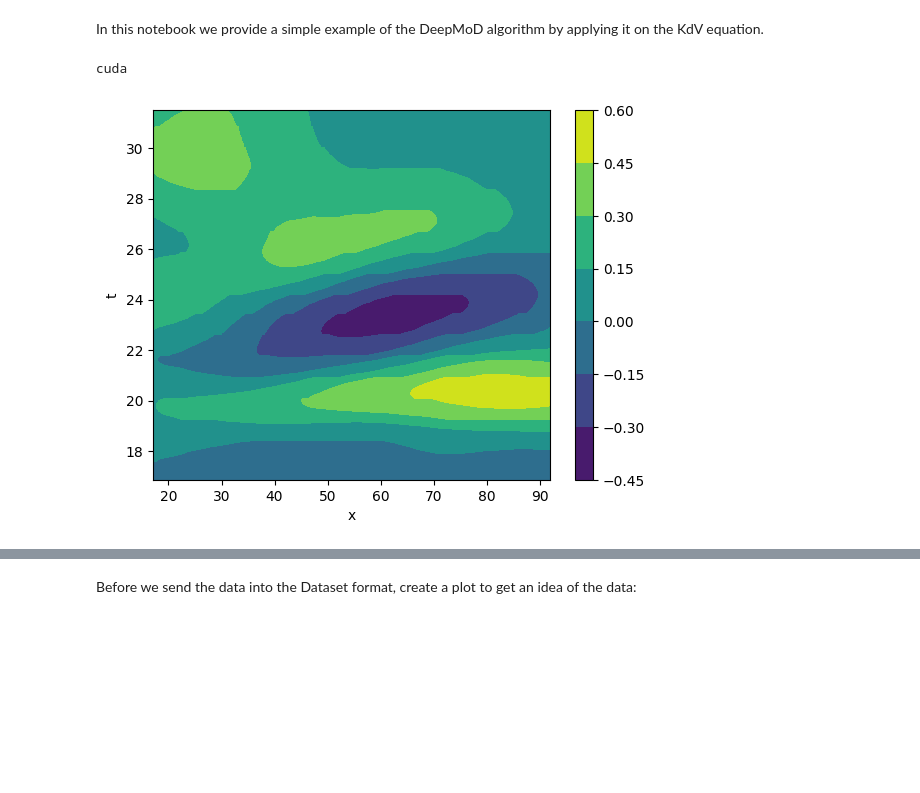
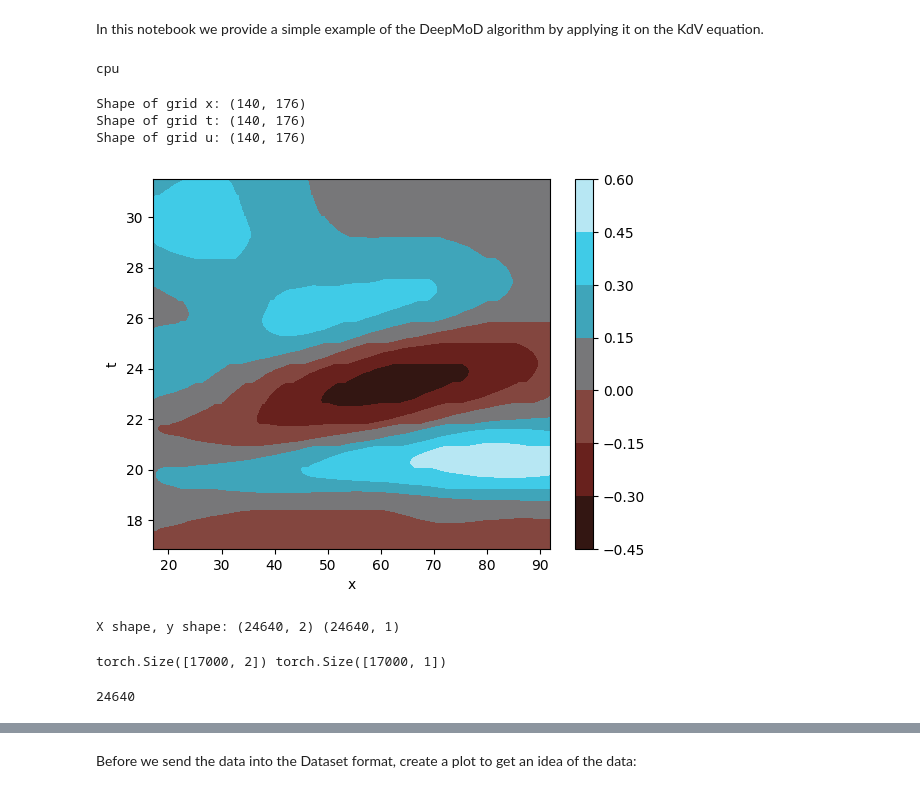
Before and after one commit to Raman-Sheshka/DeePyMoD, a Jupyter notebook: examples/PDE_WT-Copy2.ipynb, the cells around one changed output, grey strips where cells are left out. Drawn from its saved outputs; the diff is of its cells as text; code cells hidden in the pictures; blank space fills up the shorter version.

```diff
--- a/examples/PDE_WT-Copy2.ipynb
+++ b/examples/PDE_WT-Copy2.ipynb
@@ -7,6 +7,9 @@ In this notebook we provide a simple example of the DeepMoD algorithm by applyin
 import numpy as np
 import torch
 import matplotlib.pylab as plt
+import colorcet as cc
+import pandas as pd
+from iteration_utilities import deepflatten
 
 # DeepMoD functions
 
@@ -31,24 +34,69 @@ else:
     device = "cpu"
 print(device)
 #device = "cpu"
+
+def write_model_expression(model_estimator_coeffs, poly_order=2, diff_order=3):
+    flatten_list = list(deepflatten(model_estimator_coeffs))
+    poly_order_it_array = range(1,poly_order+1)
+    diff_order_it_array = range(1,diff_order+1)
+    diff_term = 'u_{'
+    poly_terms = []
+    diff_terms = []
+    for diff_order_it in diff_order_it_array:
+        diff_term = diff_term+'x'
+        full_diff_term = diff_term +'}'
+        diff_terms.append(full_diff_term)
+    poly_term_0 = 'u^{'
+    for poly_order_it in poly_order_it_array:
+        poly_term = poly_term_0+str(poly_order_it)+'}'
+        poly_terms.append(poly_term)
+    all_model_terms = ['1'] + diff_terms
+    cross_terms = []
+    for poly_term in poly_terms:
+        cross_terms.append(poly_term)
+        for diff_term in diff_terms:
+            cross_term = poly_term + diff_term
+            cross_terms.append(cross_term)
+    print(cross_terms)
+    all_model_terms = ['1'] + diff_terms + cross_terms
+    print(all_model_terms)
+    model_string = 'u_{t} = '
+    for i in range(len(flatten_list)):
+        model_string = model_string + str(flatten_list[i])+'*'+all_model_terms[i]
+    return model_string
 # %% [output]
-cuda
+cpu
 # %%
-import pandas as pd
 signal_data = pd.read_csv('dataset/signal_matrix_space_data.csv')
 time_data = pd.read_csv('dataset/plot_time_label_df.csv')
 x = signal_data['nx'].values
 t = time_data['frame_in_hours'].values
 t,x = np.meshgrid(t,x)
 u_data = signal_data.copy()
 u_data = u_data.drop(columns=['nx'])
 u = np.real(u_data.to_numpy())*10
+data = {}
+data['x'] = x
+print('Shape of grid x:', data['x'].shape)
+data['t'] = t
+print('Shape of grid t:', data['t'].shape)
+data['u'] = u
+print('Shape of grid u:', data['u'].shape)
 
 fig, ax = plt.subplots()
-im = ax.contourf(x, t, u)
+im = ax.contourf(data['x'], data['t'], data['u'], cmap=cc.cm.CET_CBTL2)
 ax.set_xlabel('x')
 ax.set_ylabel('t')
 fig.colorbar(mappable=im)
 plt.show()
 # %% [output]
+Shape of grid x: (140, 176)
+Shape of grid t: (140, 176)
+Shape of grid u: (140, 176)
-[figure, old version]
+[figure, new version]
+# %%
+X = np.transpose((data['t'].flatten(), data['x'].flatten()))
+y = np.real(data['u']).reshape((data['u'].size, 1))
+print('X shape, y shape:', X.shape, y.shape)
+# %% [output]
+X shape, y shape: (24640, 2) (24640, 1)
@@ -54,0 +109,13 @@ plt.show()
+# %%
+number_of_samples = 17000
+
+idx = np.random.permutation(y.shape[0])
+X_train = torch.tensor(X[idx, :][:number_of_samples], dtype=torch.float32, requires_grad=True)
+y_train = torch.tensor(y_noisy[idx, :][:number_of_samples], dtype=torch.float32)
+print(X_train.shape, y_train.shape)
+# %% [output]
+torch.Size([17000, 2]) torch.Size([17000, 1])
+# %%
+len(idx)
+# %% [output]
+24640
```
Also changed, not shown: parts of 17 cells of this notebook, 1 other file.
